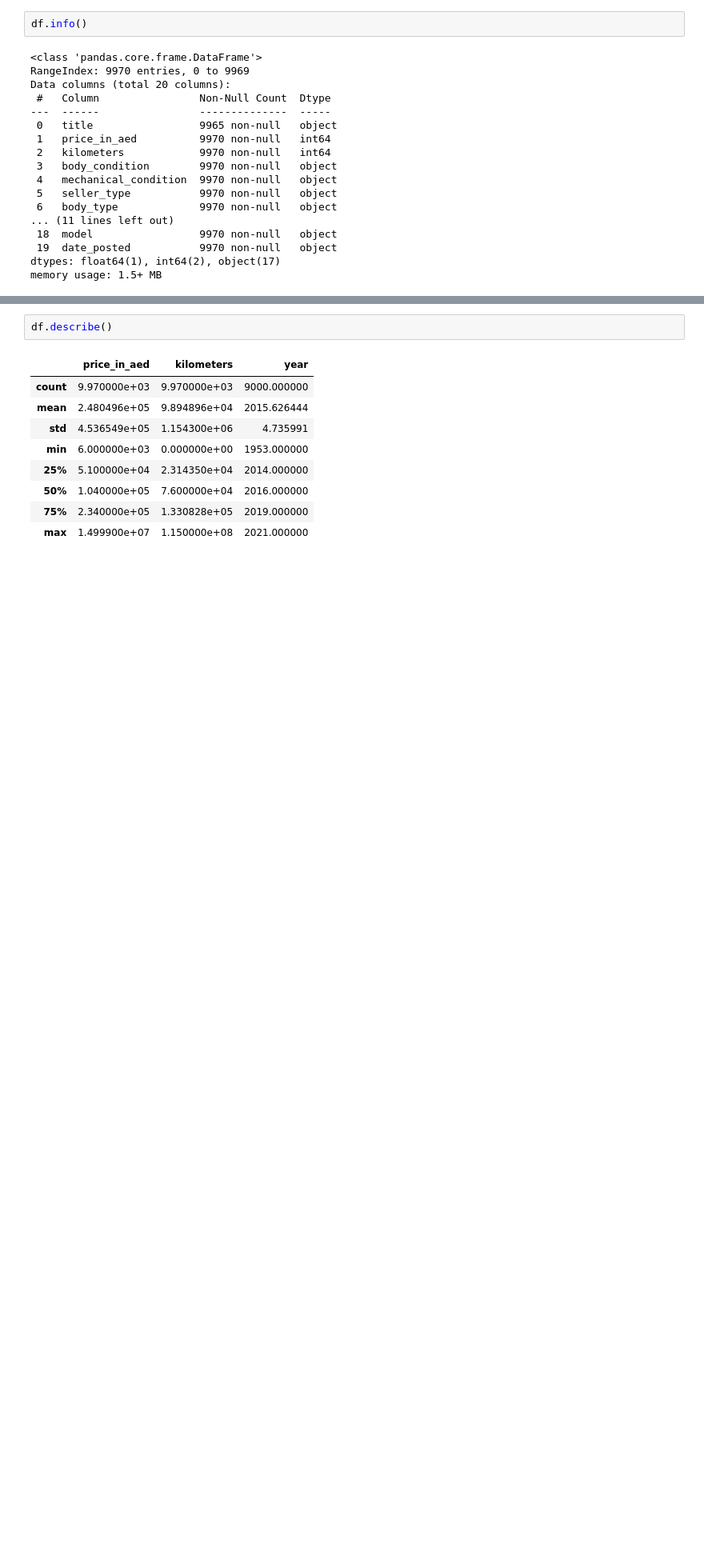
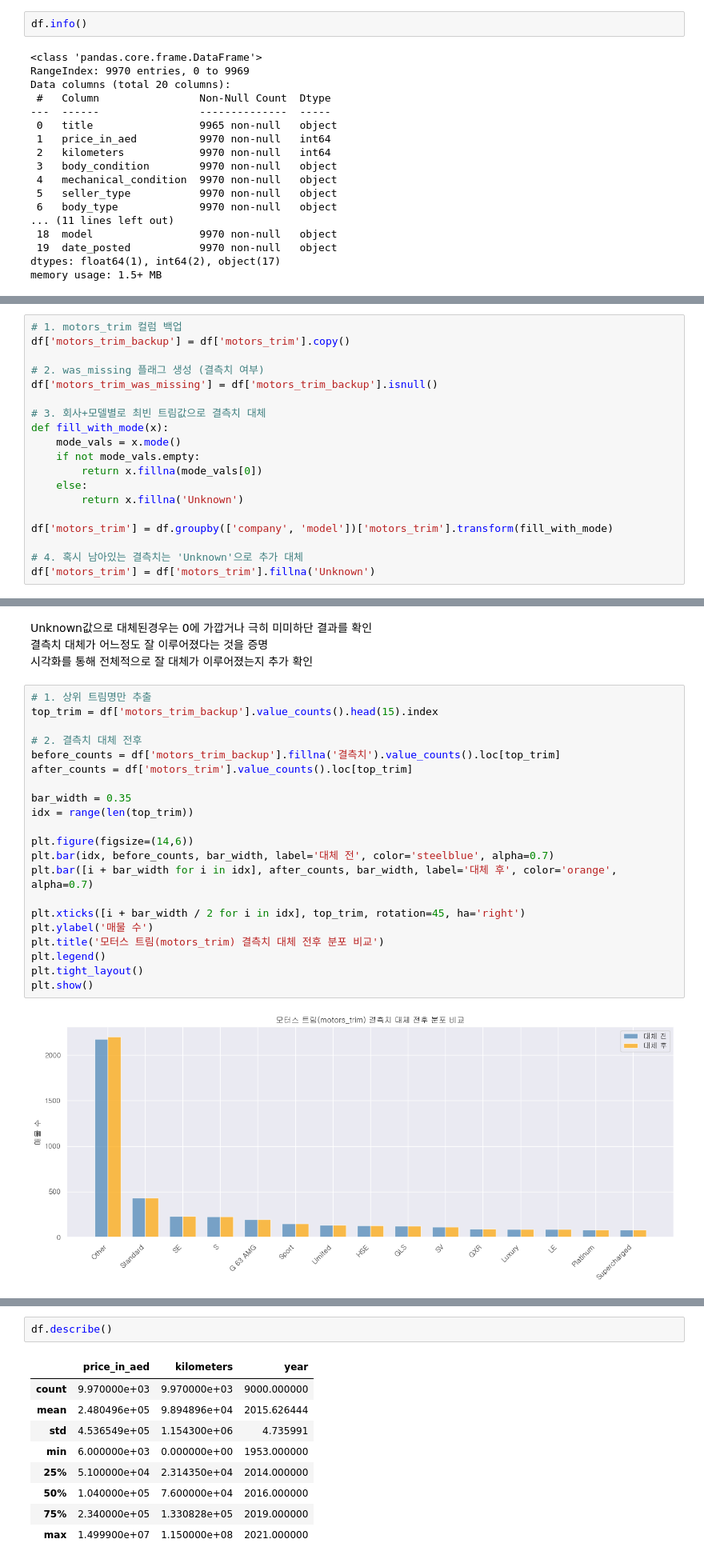
Before and after one commit to sjun4040/used-car-price-prediction, a Jupyter notebook: used-car-price-predict.ipynb, the cells around one changed output, grey strips where cells are left out. Shown at 80% size. Drawn from its saved outputs; the diff is of its cells as text; blank space fills up the shorter version.

```diff
--- a/used-car-price-predict.ipynb
+++ b/used-car-price-predict.ipynb
@@ -70,0 +229,19 @@ memory usage: 1.5+ MB
+# %%
+# 1. motors_trim 컬럼 백업
+df['motors_trim_backup'] = df['motors_trim'].copy()
+
+# 2. was_missing 플래그 생성 (결측치 여부)
+df['motors_trim_was_missing'] = df['motors_trim_backup'].isnull()
+
+# 3. 회사+모델별로 최빈 트림값으로 결측치 대체
+def fill_with_mode(x):
+    mode_vals = x.mode()
+    if not mode_vals.empty:
+        return x.fillna(mode_vals[0])
+    else:
+        return x.fillna('Unknown')
+
+df['motors_trim'] = df.groupby(['company', 'model'])['motors_trim'].transform(fill_with_mode)
+
+# 4. 혹시 남아있는 결측치는 'Unknown'으로 추가 대체
+df['motors_trim'] = df['motors_trim'].fillna('Unknown')
@@ -70,0 +266,27 @@ memory usage: 1.5+ MB
+# %% [markdown]
+Unknown값으로 대체된경우는 0에 가깝거나 극히 미미하단 결과를 확인<br>
+결측치 대체가 어느정도 잘 이루어졌다는 것을 증명<br>
+시각화를 통해 전체적으로 잘 대체가 이루어졌는지 추가 확인
+# %%
+# 1. 상위 트림명만 추출
+top_trim = df['motors_trim_backup'].value_counts().head(15).index
+
+# 2. 결측치 대체 전후
+before_counts = df['motors_trim_backup'].fillna('결측치').value_counts().loc[top_trim]
+after_counts = df['motors_trim'].value_counts().loc[top_trim]
+
+bar_width = 0.35
+idx = range(len(top_trim))
+
+plt.figure(figsize=(14,6))
+plt.bar(idx, before_counts, bar_width, label='대체 전', color='steelblue', alpha=0.7)
+plt.bar([i + bar_width for i in idx], after_counts, bar_width, label='대체 후', color='orange', alpha=0.7)
+
+plt.xticks([i + bar_width / 2 for i in idx], top_trim, rotation=45, ha='right')
+plt.ylabel('매물 수')
+plt.title('모터스 트림(motors_trim) 결측치 대체 전후 분포 비교')
+plt.legend()
+plt.tight_layout()
+plt.show()
+# %% [output]
+[figure, added]
```
Also changed, not shown: parts of 86 cells of this notebook.
